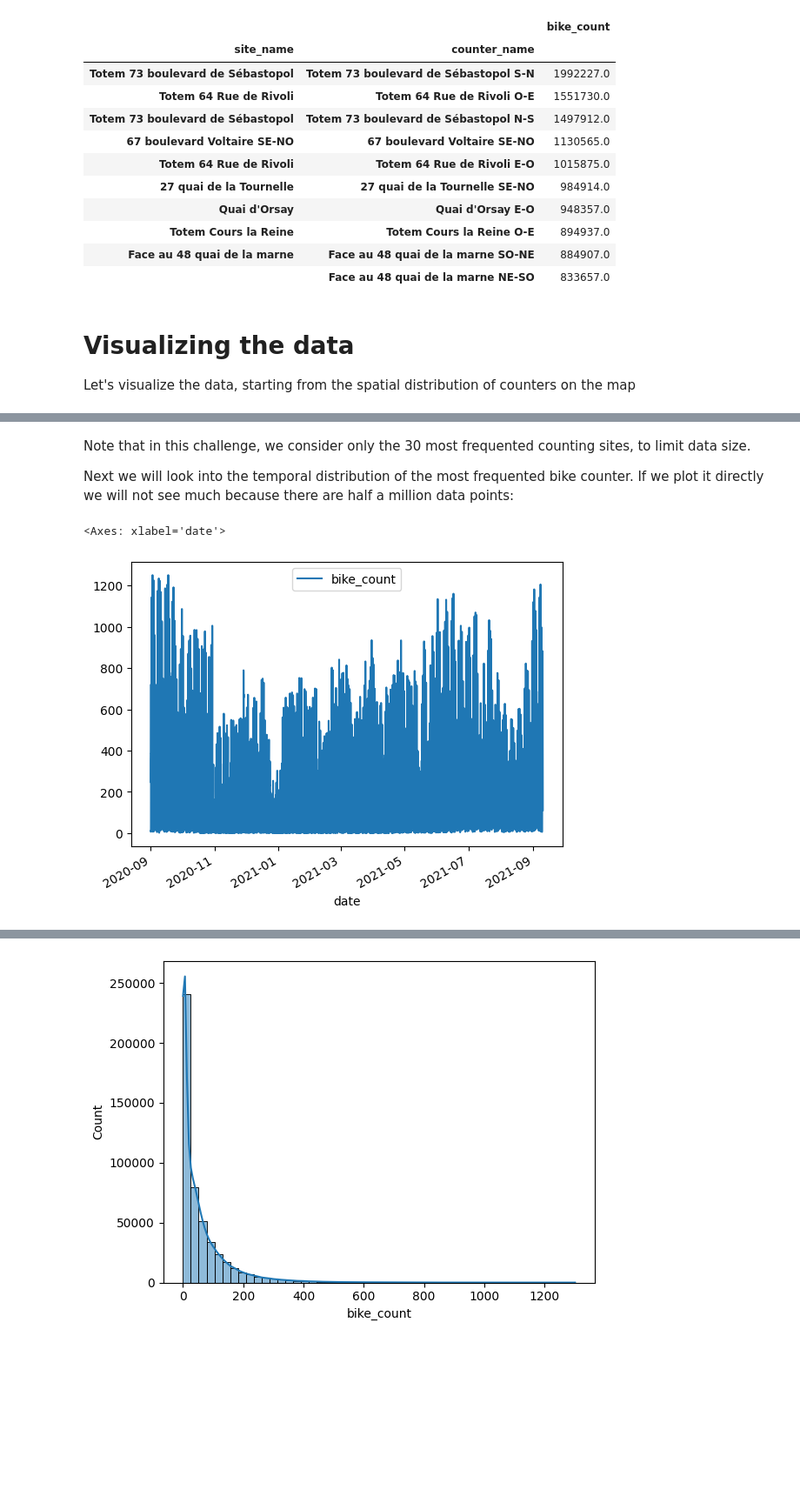
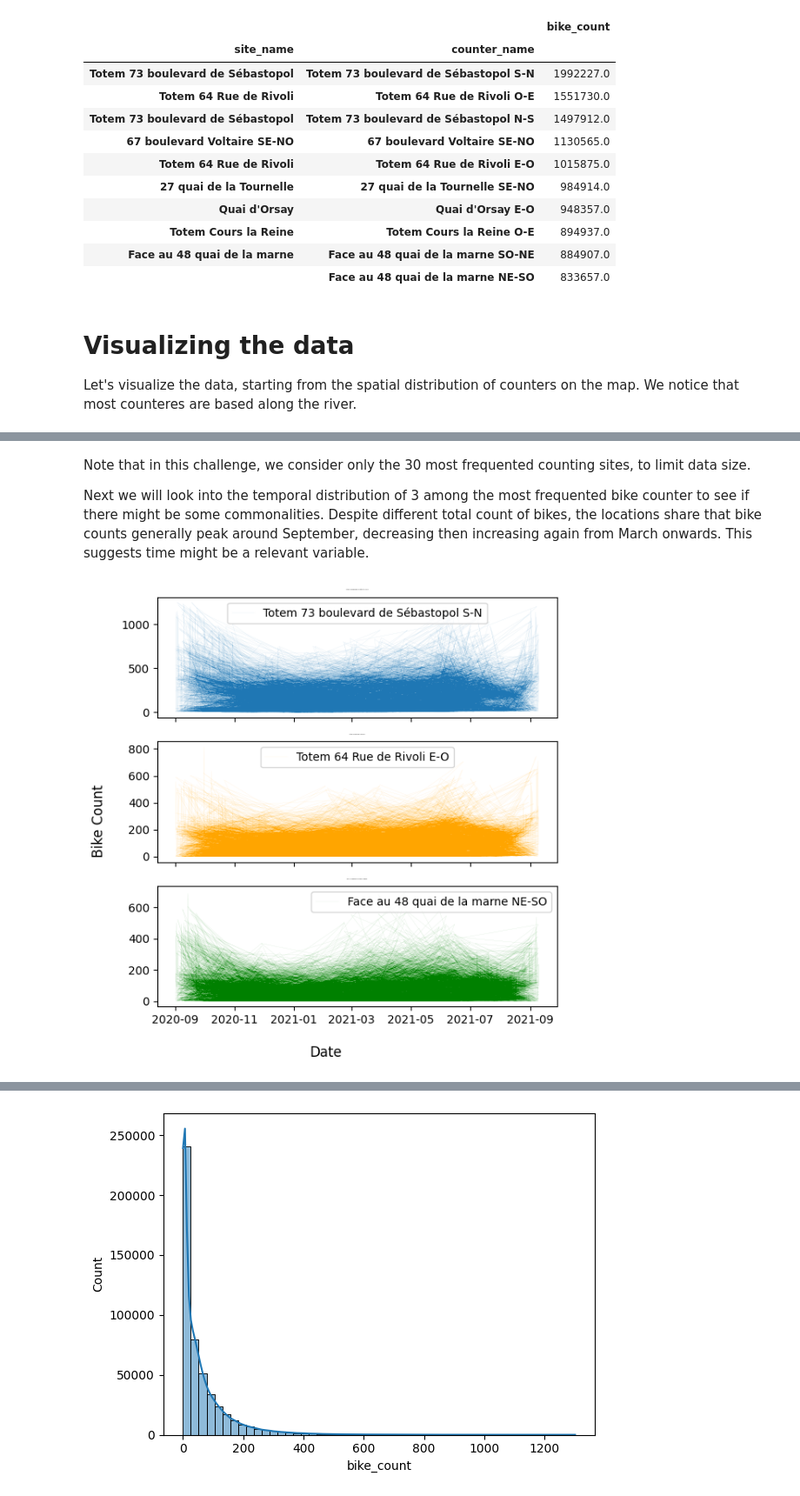
Before and after one commit to rafafvs/python_project, a Jupyter notebook: bike_counters_starting_kit.ipynb, the cells around one changed output, grey strips where cells are left out. Shown at 87% size. Cells and saved outputs as stored; diff of their text form; code cells hidden in the pictures; blank space fills up the shorter version.

```diff
--- a/bike_counters_starting_kit.ipynb
+++ b/bike_counters_starting_kit.ipynb
@@ -105,7 +105,7 @@ We have a 30 counting sites where sometimes multiple counters are installed per
 # Visualizing the data
 
 
-Let's visualize the data, starting from the spatial distribution of counters on the map
+Let's visualize the data, starting from the spatial distribution of counters on the map. We notice that most counteres are based along the river.
 # %%
 import folium
 
@@ -126,12 +126,31 @@ m
 # %% [markdown]
 Note that in this challenge, we consider only the 30 most frequented counting sites, to limit data size.
 
-Next we will look into the temporal distribution of the most frequented bike counter. If we plot it directly we will not see much because there are half a million data points:
+Next we will look into the temporal distribution of 3 among the most frequented bike counter to see if there might be some commonalities. Despite different total count of bikes, the locations share that bike counts generally peak around September, decreasing then increasing again from March onwards. This suggests time might be a relevant variable.
-# %%
-mask = data["counter_name"] == "Totem 73 boulevard de Sébastopol S-N"
-
-data[mask].plot(x="date", y="bike_count")
-# %% [output]
-<Axes: xlabel='date'>
-[figure, removed]
+# %%
+mask = data["counter_name"] == "Totem 73 boulevard de Sébastopol S-N"
+mask1 = data["counter_name"] == "Totem 64 Rue de Rivoli E-O"
+mask2 = data["counter_name"] == "Face au 48 quai de la marne NE-SO"
+
+fig, axs = plt.subplots(3, 1, figsize=(6, 6), sharex=True)
+
+axs[0].plot(data[mask]["date"], data[mask]["bike_count"], linewidth=0.03, label="Totem 73 boulevard de Sébastopol S-N")
+axs[0].set_title("Totem 73 boulevard de Sébastopol S-N", fontsize=0.1)
+axs[0].legend()
+
+axs[1].plot(data[mask1]["date"], data[mask1]["bike_count"], linewidth=0.03, color="orange", label="Totem 64 Rue de Rivoli E-O")
+axs[1].set_title("Totem 64 Rue de Rivoli E-O", fontsize=0.1)
+axs[1].legend()
+
+axs[2].plot(data[mask2]["date"], data[mask2]["bike_count"], linewidth=0.03, color="green", label="Face au 48 quai de la marne NE-SO")
+axs[2].set_title("Face au 48 quai de la marne NE-SO", fontsize=0.1)
+axs[2].legend()
+
+fig.supxlabel("Date")
+fig.supylabel("Bike Count")
+
+plt.tight_layout()
+plt.show()
+# %% [output]
+[figure, added]
 # %% [markdown]
```
Also changed, not shown: parts of 13 cells of this notebook.
